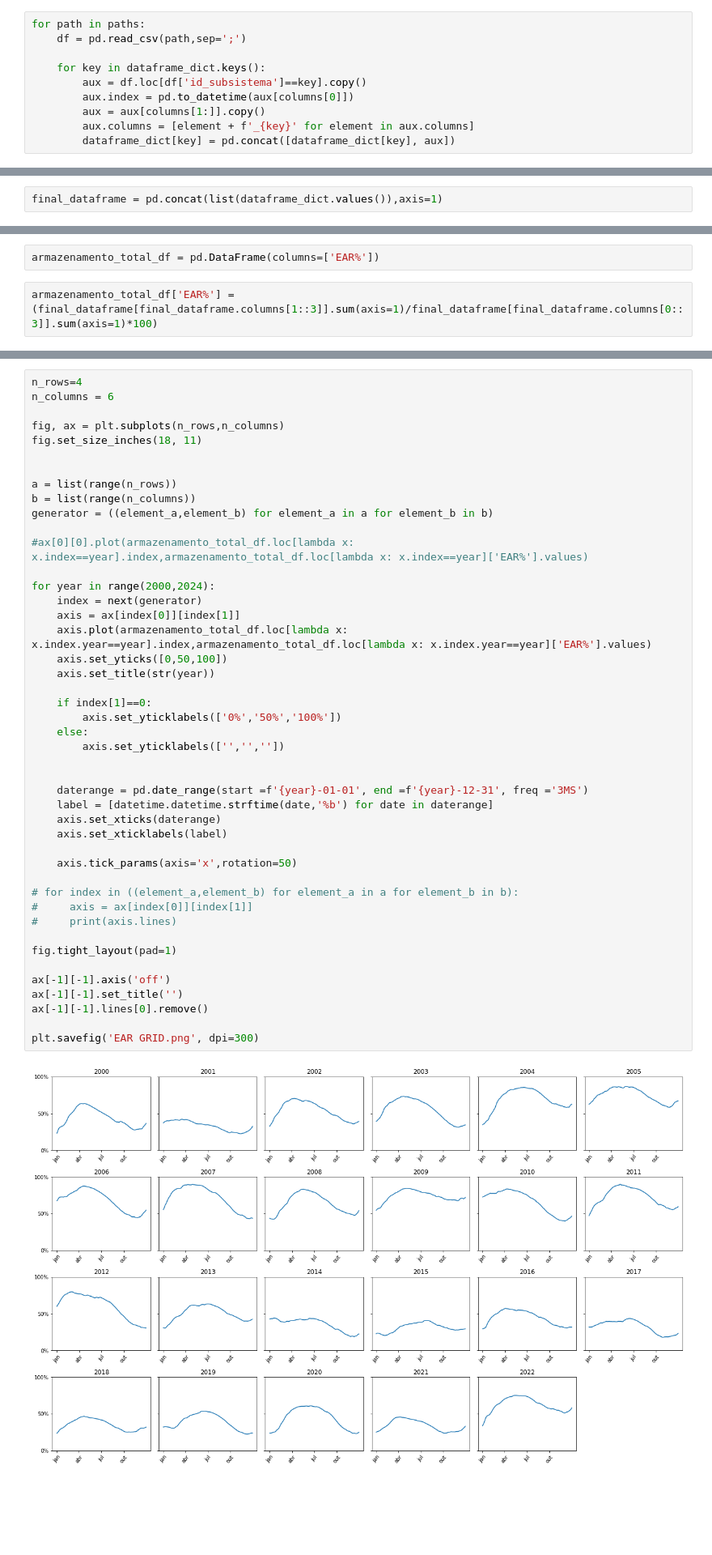
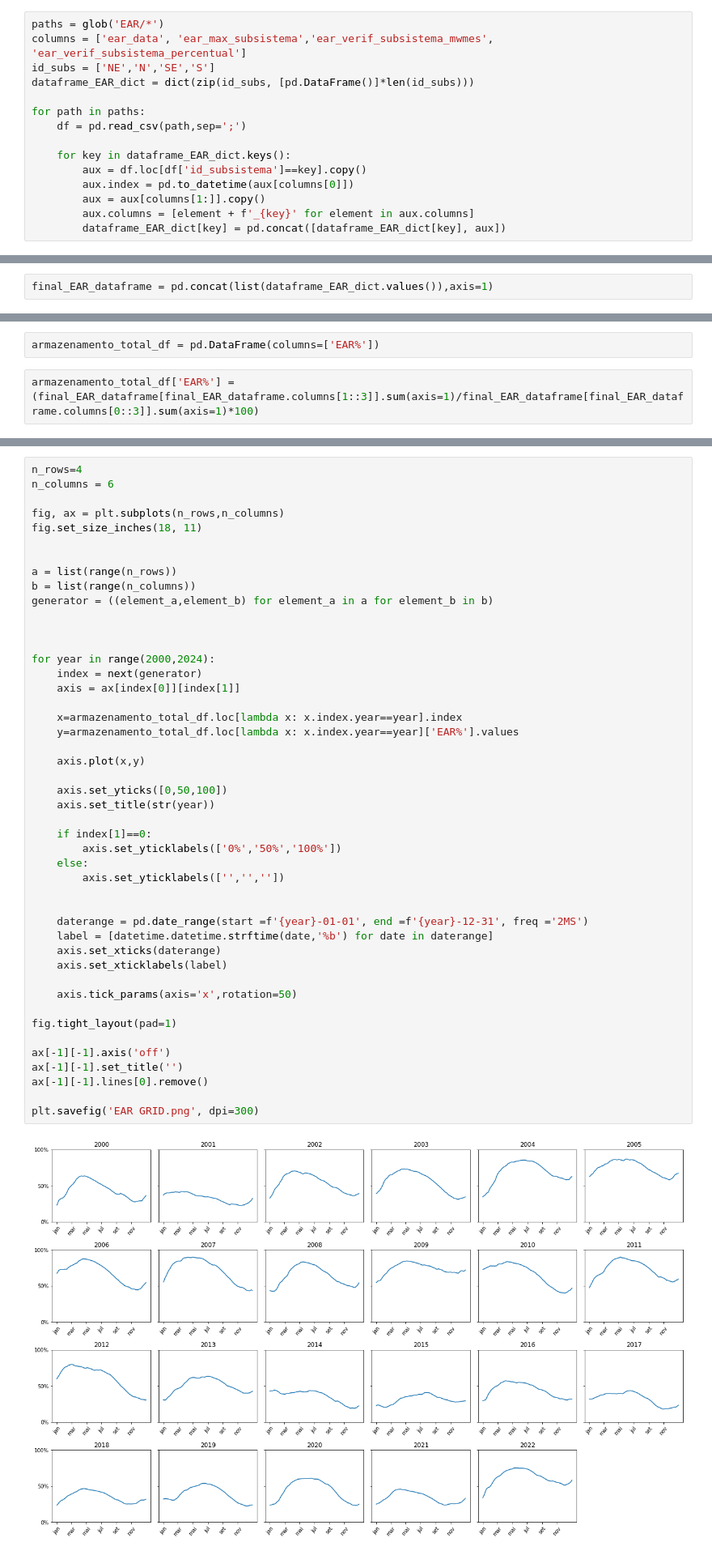
Before and after one commit to Rafa3lAlbuqueruqe/Planejamento_energetico_trabalhos, a Jupyter notebook: Seminário 1 - CMSE/dados_abertos_tratamento.ipynb, the cells around one changed output, grey strips where cells are left out. Shown at 81% size. Cells and saved outputs as stored; diff of their text form; blank space fills up the shorter version.

```diff
--- a/Seminário 1 - CMSE/dados_abertos_tratamento.ipynb
+++ b/Seminário 1 - CMSE/dados_abertos_tratamento.ipynb
@@ -17,10 +12,15 @@ dataframe_dict = dict(zip(id_subs, [pd.DataFrame()]*len(id_subs)))
 # %%
+paths = glob('EAR/*')
+columns = ['ear_data', 'ear_max_subsistema','ear_verif_subsistema_mwmes', 'ear_verif_subsistema_percentual']
+id_subs = ['NE','N','SE','S']
+dataframe_EAR_dict = dict(zip(id_subs, [pd.DataFrame()]*len(id_subs)))
+
 for path in paths:
     df = pd.read_csv(path,sep=';')
 
-    for key in dataframe_dict.keys():
+    for key in dataframe_EAR_dict.keys():
         aux = df.loc[df['id_subsistema']==key].copy()
         aux.index = pd.to_datetime(aux[columns[0]])
         aux = aux[columns[1:]].copy()
         aux.columns = [element + f'_{key}' for element in aux.columns]
-        dataframe_dict[key] = pd.concat([dataframe_dict[key], aux])
+        dataframe_EAR_dict[key] = pd.concat([dataframe_EAR_dict[key], aux])
@@ -44,2 +42,2 @@ dataframe_dict['S']
 # %%
-final_dataframe = pd.concat(list(dataframe_dict.values()),axis=1)
+final_EAR_dataframe = pd.concat(list(dataframe_EAR_dict.values()),axis=1)
@@ -75,5 +98,5 @@ zoom_dataframe = final_dataframe.loc[lambda x: (x.index >= '2014-01-01')&(x.inde
 # %%
 armazenamento_total_df = pd.DataFrame(columns=['EAR%'])
 # %%
-armazenamento_total_df['EAR%'] = (final_dataframe[final_dataframe.columns[1::3]].sum(axis=1)/final_dataframe[final_dataframe.columns[0::3]].sum(axis=1)*100)
+armazenamento_total_df['EAR%'] = (final_EAR_dataframe[final_EAR_dataframe.columns[1::3]].sum(axis=1)/final_EAR_dataframe[final_EAR_dataframe.columns[0::3]].sum(axis=1)*100)
 # %%
@@ -145,39 +128,40 @@ a = list(range(n_rows))
 b = list(range(n_columns))
 generator = ((element_a,element_b) for element_a in a for element_b in b)
 
-#ax[0][0].plot(armazenamento_total_df.loc[lambda x: x.index==year].index,armazenamento_total_df.loc[lambda x: x.index==year]['EAR%'].values)
+
 
 for year in range(2000,2024):
     index = next(generator)
     axis = ax[index[0]][index[1]]
-    axis.plot(armazenamento_total_df.loc[lambda x: x.index.year==year].index,armazenamento_total_df.loc[lambda x: x.index.year==year]['EAR%'].values)
+
+    x=armazenamento_total_df.loc[lambda x: x.index.year==year].index
+    y=armazenamento_total_df.loc[lambda x: x.index.year==year]['EAR%'].values
+
+    axis.plot(x,y)
+
     axis.set_yticks([0,50,100])
     axis.set_title(str(year))
 
     if index[1]==0:
         axis.set_yticklabels(['0%','50%','100%'])
     else:
         axis.set_yticklabels(['','',''])
 
 
-    daterange = pd.date_range(start =f'{year}-01-01', end =f'{year}-12-31', freq ='3MS')
+    daterange = pd.date_range(start =f'{year}-01-01', end =f'{year}-12-31', freq ='2MS')
     label = [datetime.datetime.strftime(date,'%b') for date in daterange]
     axis.set_xticks(daterange)
     axis.set_xticklabels(label)
 
     axis.tick_params(axis='x',rotation=50)
-
-# for index in ((element_a,element_b) for element_a in a for element_b in b):
-#     axis = ax[index[0]][index[1]]
-#     print(axis.lines)
 
 fig.tight_layout(pad=1)
 
 ax[-1][-1].axis('off')
 ax[-1][-1].set_title('')
 ax[-1][-1].lines[0].remove()
 
 plt.savefig('EAR GRID.png', dpi=300)
 # %% [output]
-[figure, old version]
+[figure, new version]
 # %%
```
Also changed, not shown: parts of 23 cells of this notebook, 21 other files.
